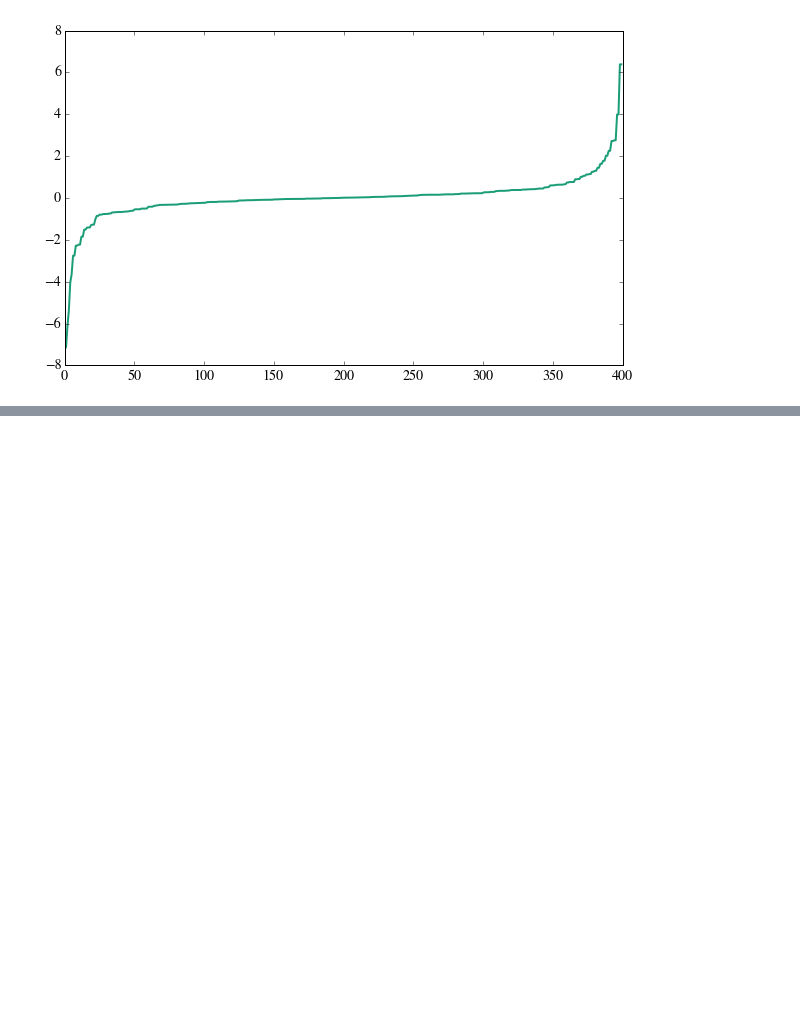
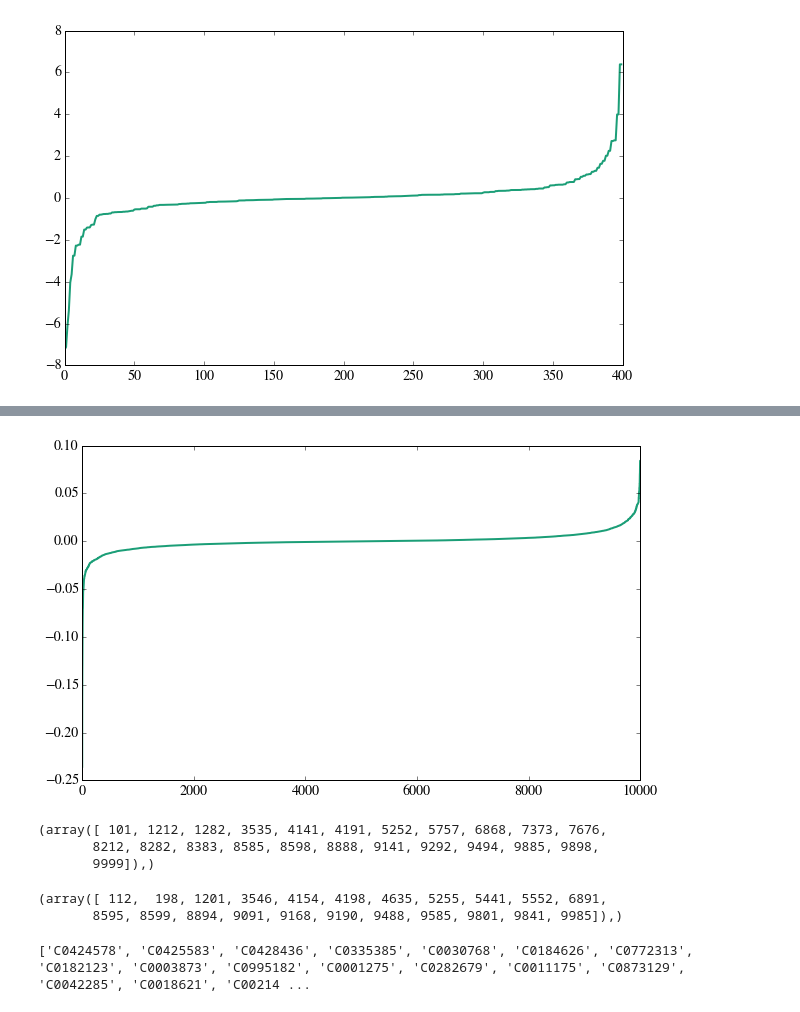
Before and after one commit to jming/thesis, a Jupyter notebook: R Analysis.ipynb, the cells around one changed output, grey strips where cells are left out. Saved outputs shown, nothing was run; the diff lists cells and outputs as text; code cells hidden in the pictures; blank space fills up the shorter version.

```diff
--- a/R Analysis.ipynb
+++ b/R Analysis.ipynb
@@ -59,0 +173,24 @@ plt.show()
+# %%
+fn = "pipeline/result8/result_out.100.R"
+R100 = np.loadtxt(fn)
+
+R100_flat = R100.flatten()
+R100_sort = sorted(R100_flat)
+# %%
+plt.plot(R100_sort)
+plt.show()
+# %% [output]
+[figure, added]
+# %%
+least100 = np.where(R100_flat < -0.05)
+print least100
+# %% [output]
+(array([ 101, 1212, 1282, 3535, 4141, 4191, 5252, 5757, 6868, 7373, 7676,
+       8212, 8282, 8383, 8585, 8598, 8888, 9141, 9292, 9494, 9885, 9898,
+       9999]),)
+# %%
+most100 = np.where(R100_flat > 0.05)
+print most100
+# %% [output]
+(array([ 112,  198, 1201, 3546, 4154, 4198, 4635, 5255, 5441, 5552, 6891,
+       8595, 8599, 8894, 9091, 9168, 9190, 9488, 9585, 9801, 9841, 9985]),)
@@ -59,0 +212,12 @@ plt.show()
+# %%
+fnw = "pipeline/result8/result_out.100.topwords"
+top100 = []
+
+with open(fnw, "r") as f:
+    for line in f:
+        line_split = line.split(' : ')
+        top100.append(line_split[0])
+
+print top100
+# %% [output]
+['C0424578', 'C0425583', 'C0428436', 'C0335385', 'C0030768', 'C0184626', 'C0772313', 'C0182123', 'C0003873', 'C0995182', 'C0001275', 'C0282679', 'C0011175', 'C0873129', 'C0042285', 'C0018621', 'C00214 ...
```
Also changed, not shown: parts of 29 cells of this notebook, 45 other files.
